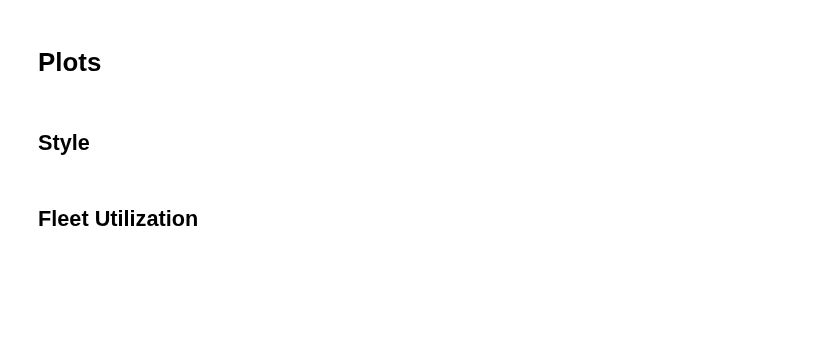
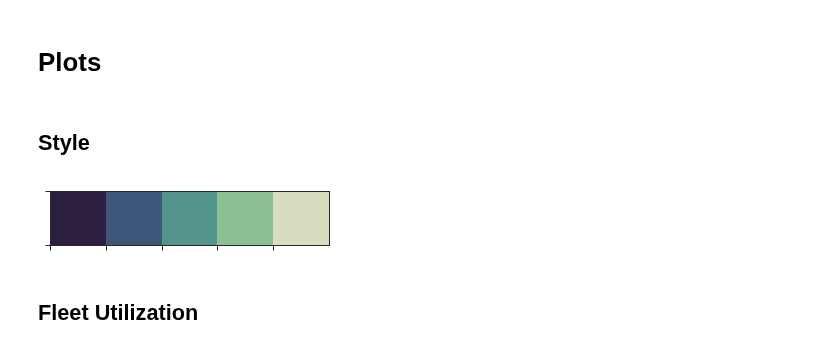
Before and after one commit to indyfree/FleetSim, a Jupyter notebook: notebooks/07-Results.ipynb, the cells around one changed output. Cells and saved outputs as stored; diff of their text form; code cells hidden in the pictures; blank space fills up the shorter version.

```diff
--- a/notebooks/07-Results.ipynb
+++ b/notebooks/07-Results.ipynb
@@ -210,16 +315,16 @@ dtype: float64
 ## Style
 # %%
 sns.set(rc={'figure.figsize':(10,6)})
-
-sns.set_context("paper", font_scale=1.3)
+sns.set_context("paper", font_scale=1.3, rc={"lines.linewidth": 1.5, "lines.markersize": 7})
 
 sns.set_style("white")
 sns.set_style("ticks")
-
 
 palette = sns.cubehelix_palette(5, start=.5, rot=-.75, reverse=True)
 sns.set_palette(palette)
 
 sns.palplot(palette)
+# %% [output]
+[figure, added]
 # %% [markdown]
 ## Fleet Utilization
```
Also changed, not shown: parts of 13 cells of this notebook, 3 other files.
